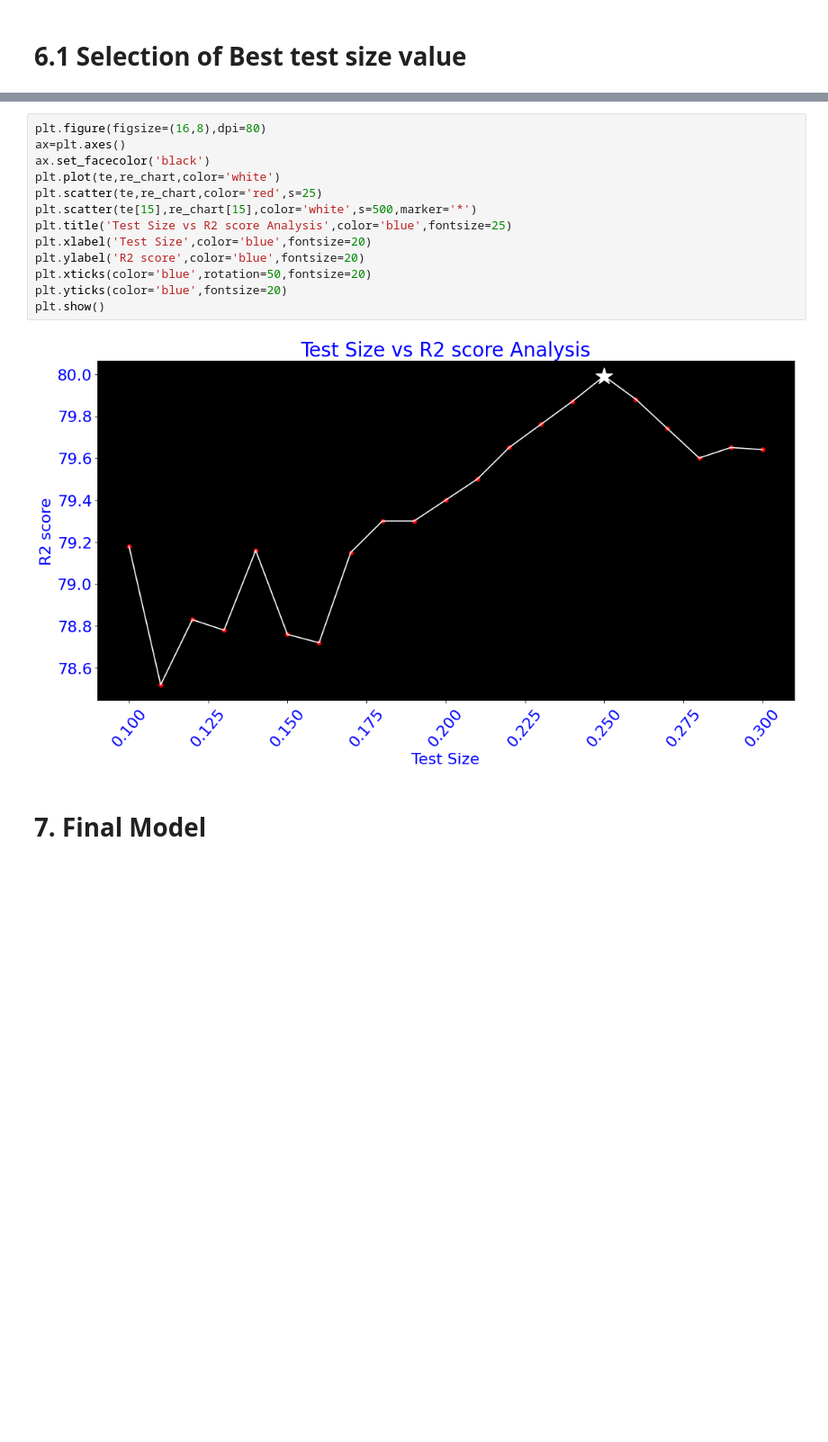
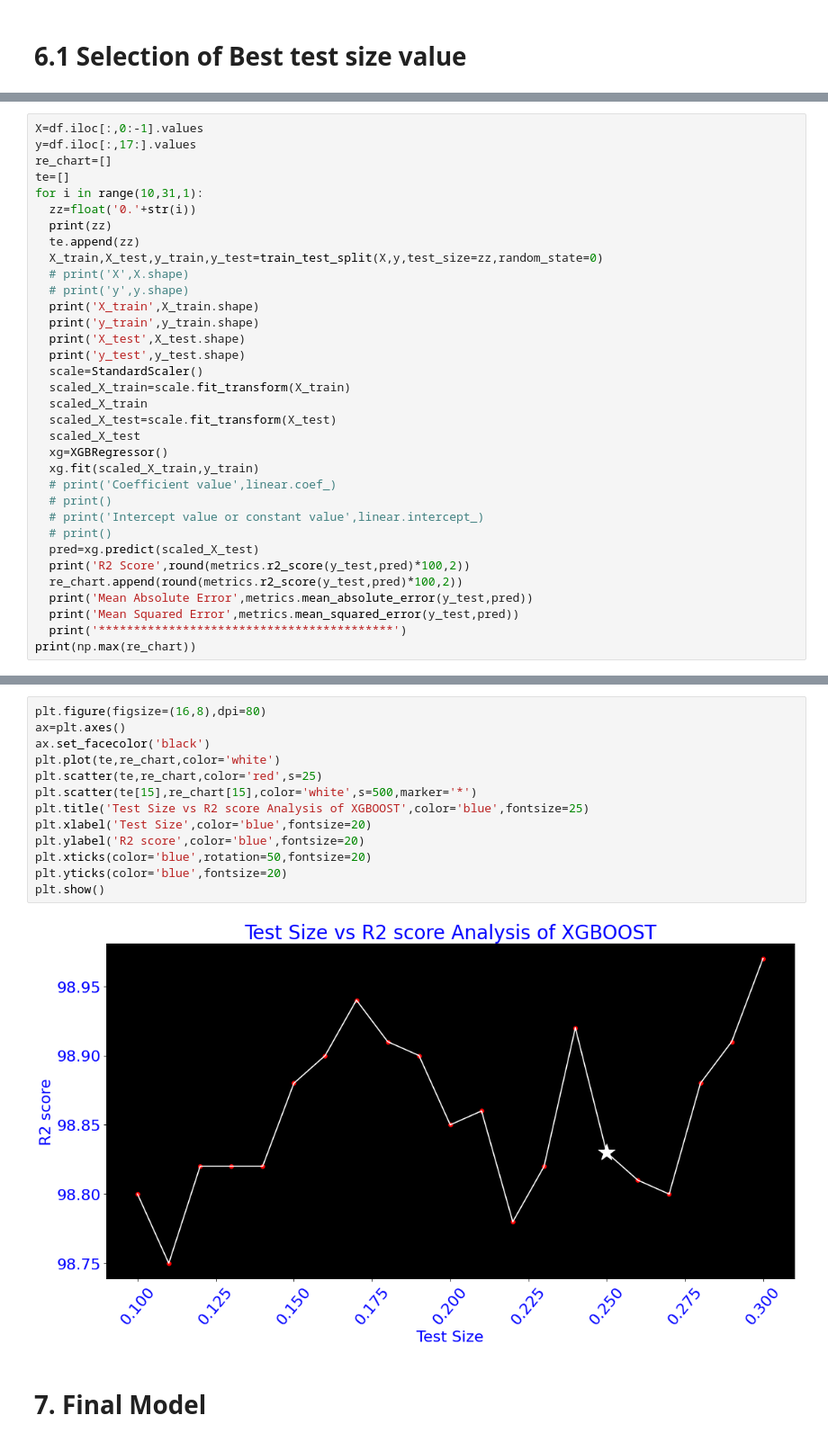
Before and after one commit to Manikandan-professional/Miscellaneous, a Jupyter notebook: G.ipynb, the cells around one changed output, grey strips where cells are left out. Shown at 90% size. Saved outputs shown, nothing was run; the diff lists cells and outputs as text; blank space fills up the shorter version.

```diff
--- a/G.ipynb
+++ b/G.ipynb
@@ -1753,0 +1773,34 @@ Mean Squared Error 287.3535308260322
+# %%
+X=df.iloc[:,0:-1].values
+y=df.iloc[:,17:].values
+re_chart=[]
+te=[]
+for i in range(10,31,1):
+  zz=float('0.'+str(i))
+  print(zz)
+  te.append(zz)
+  X_train,X_test,y_train,y_test=train_test_split(X,y,test_size=zz,random_state=0)
+  # print('X',X.shape)
+  # print('y',y.shape)
+  print('X_train',X_train.shape)
+  print('y_train',y_train.shape)
+  print('X_test',X_test.shape)
+  print('y_test',y_test.shape)
+  scale=StandardScaler()
+  scaled_X_train=scale.fit_transform(X_train)
+  scaled_X_train
+  scaled_X_test=scale.fit_transform(X_test)
+  scaled_X_test
+  xg=XGBRegressor()
+  xg.fit(scaled_X_train,y_train)
+  # print('Coefficient value',linear.coef_)
+  # print()
+  # print('Intercept value or constant value',linear.intercept_)
+  # print()
+  pred=xg.predict(scaled_X_test)
+  print('R2 Score',round(metrics.r2_score(y_test,pred)*100,2))
+  re_chart.append(round(metrics.r2_score(y_test,pred)*100,2))
+  print('Mean Absolute Error',metrics.mean_absolute_error(y_test,pred))
+  print('Mean Squared Error',metrics.mean_squared_error(y_test,pred))
+  print('******************************************')
+print(np.max(re_chart))
@@ -1754,18 +1825,18 @@ Mean Squared Error 287.3535308260322
 # %%
 plt.figure(figsize=(16,8),dpi=80)
 ax=plt.axes()
 ax.set_facecolor('black')
 plt.plot(te,re_chart,color='white')
 plt.scatter(te,re_chart,color='red',s=25)
 plt.scatter(te[15],re_chart[15],color='white',s=500,marker='*')
-plt.title('Test Size vs R2 score Analysis',color='blue',fontsize=25)
+plt.title('Test Size vs R2 score Analysis of XGBOOST',color='blue',fontsize=25)
 plt.xlabel('Test Size',color='blue',fontsize=20)
 plt.ylabel('R2 score',color='blue',fontsize=20)
 plt.xticks(color='blue',rotation=50,fontsize=20)
 plt.yticks(color='blue',fontsize=20)
 plt.show()
 # %% [output]
-[figure, old version]
+[figure, new version]
 # %% [markdown]
 # **7. Final Model**
 # %%
```
Also changed, not shown: parts of 21 cells of this notebook.
